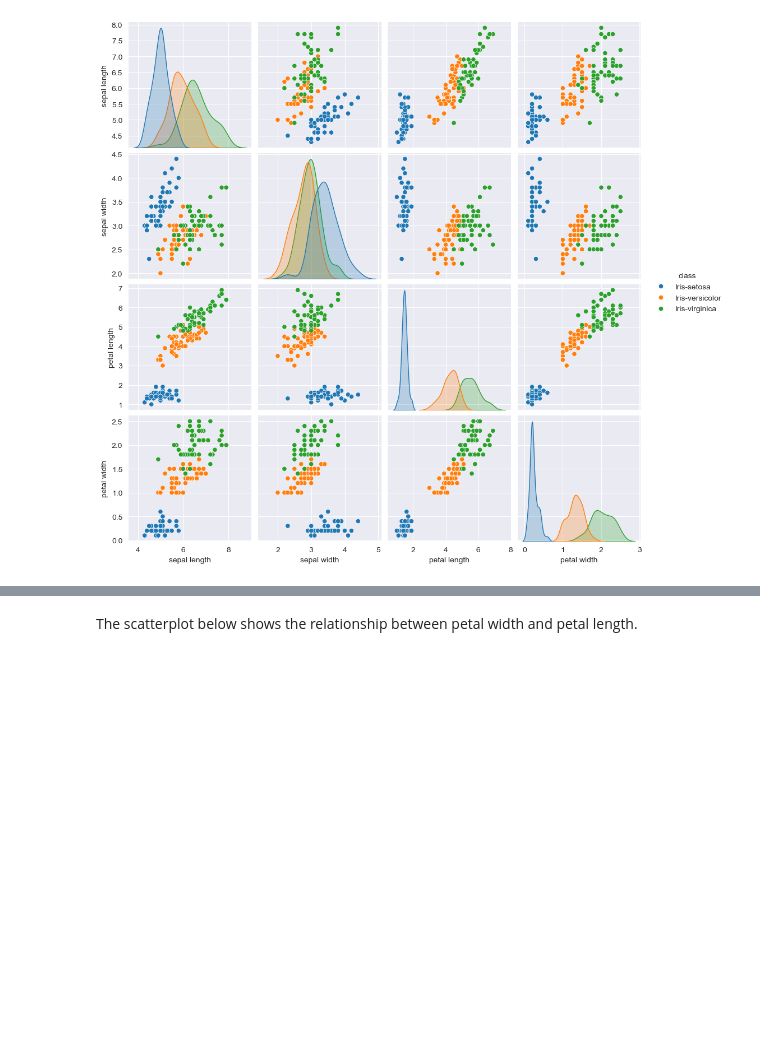
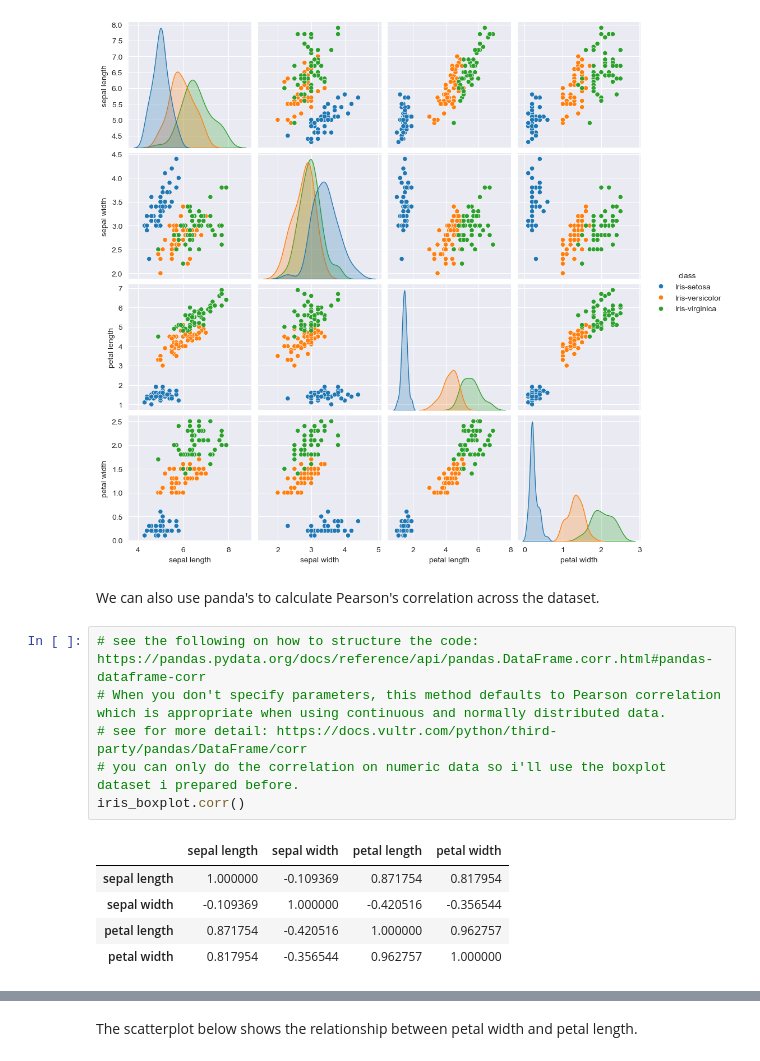
Before and after one commit to EmmaChubbCode/pands-project, a Jupyter notebook: analysis_desc.ipynb, the cells around one changed output, grey strips where cells are left out. Cells and saved outputs as stored; diff of their text form; blank space fills up the shorter version.

```diff
--- a/analysis_desc.ipynb
+++ b/analysis_desc.ipynb
@@ -383,3 +383,17 @@ sns.pairplot(iris_df, hue="class")
 # %% [output]
 <seaborn.axisgrid.PairGrid at 0x...>
 [figure]
+# %% [markdown]
+We can also use panda's to calculate Pearson's correlation across the dataset.
+# %%
+# see the following on how to structure the code: https://pandas.pydata.org/docs/reference/api/pandas.DataFrame.corr.html#pandas-dataframe-corr
+# When you don't specify parameters, this method defaults to Pearson correlation which is appropriate when using continuous and normally distributed data.
+# see for more detail: https://docs.vultr.com/python/third-party/pandas/DataFrame/corr
+# you can only do the correlation on numeric data so i'll use the boxplot dataset i prepared before.
+iris_boxplot.corr()
+# %% [output]
+|  | sepal length | sepal width | petal length | petal width |
+| sepal length | 1.000000 | -0.109369 | 0.871754 | 0.817954 |
+| sepal width | -0.109369 | 1.000000 | -0.420516 | -0.356544 |
+| petal length | 0.871754 | -0.420516 | 1.000000 | 0.962757 |
+| petal width | 0.817954 | -0.356544 | 0.962757 | 1.000000 |
```
Also changed, not shown: parts of 12 cells of this notebook.
